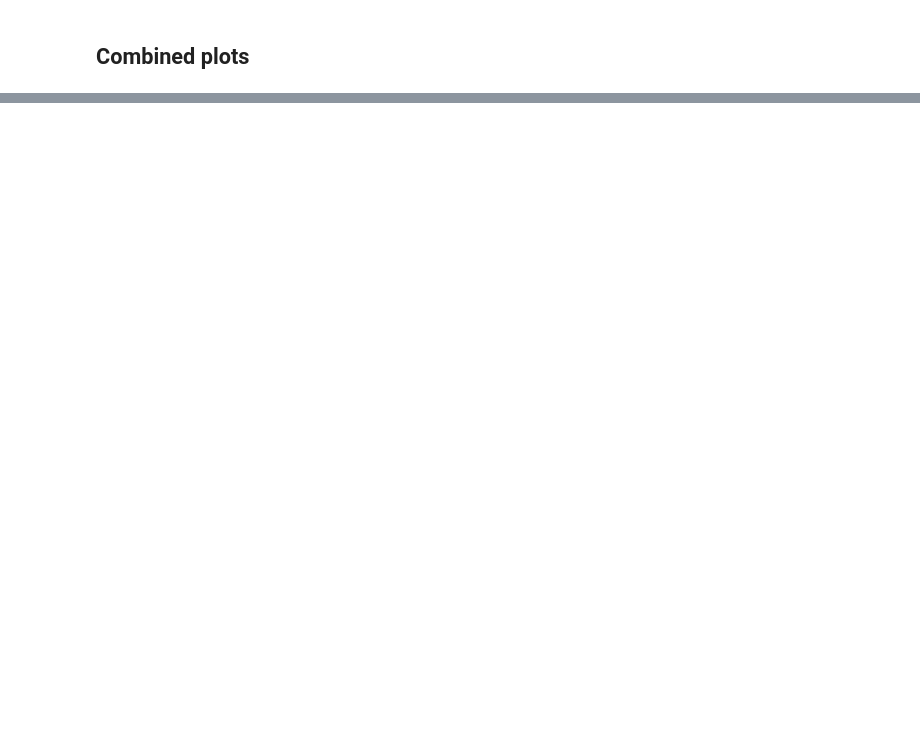
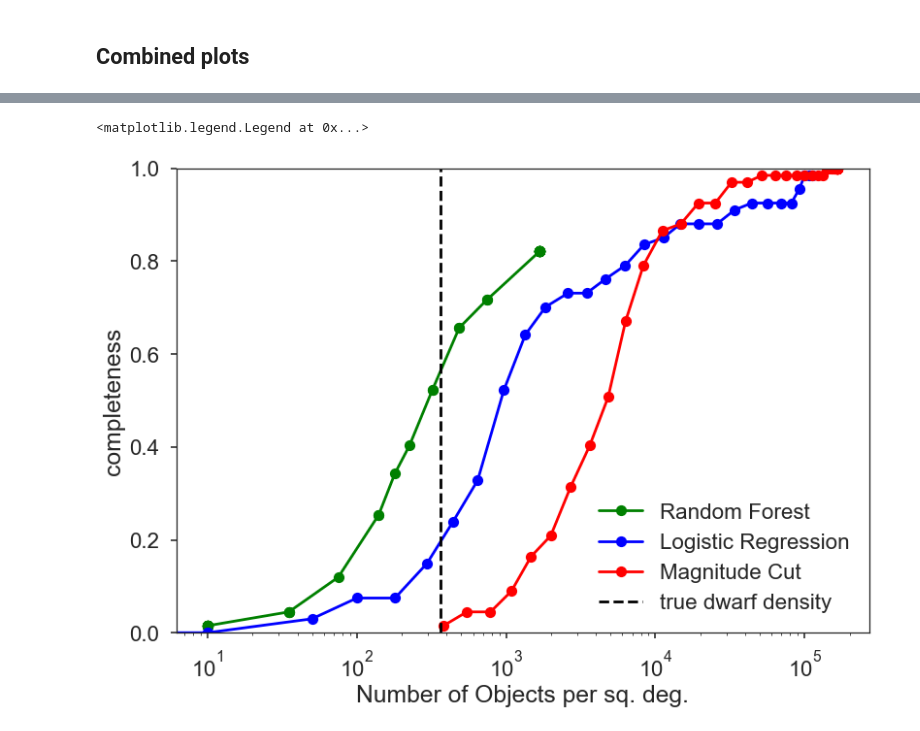
Before and after one commit to yluo54301/dwarf_photo-z, a Jupyter notebook: dwarfz/catalog_only_classifier/classifier_ROC_curves.ipynb, the cells around one changed output, grey strips where cells are left out. Drawn from its saved outputs; the diff is of its cells as text; code cells hidden in the pictures; blank space fills up the shorter version.

```diff
--- a/dwarfz/catalog_only_classifier/classifier_ROC_curves.ipynb
+++ b/dwarfz/catalog_only_classifier/classifier_ROC_curves.ipynb
@@ -339,0 +351,26 @@ plt.title("ROC Curve")
+# %%
+plt.plot(objects_per_sq_deg_RF, completenesses_RF,
+         marker="o", color=color_RF, label=label_RF,
+        )
+
+plt.plot(objects_per_sq_deg_LR, completenesses_LR,
+         marker="o", color=color_LR, label=label_LR,
+        )
+
+plt.plot(objects_per_sq_deg_MC, completenesses_MC,
+         marker="o", color=color_MC, label=label_MC,
+        )
+
+plt.axvline(true_dwarf_density,
+           color="black", linestyle="dashed", label="true dwarf density")
+
+plt.xlabel("Number of Objects per sq. deg.")
+plt.ylabel("completeness")
+plt.xscale("log")
+
+plt.ylim(0,1)
+
+plt.legend(loc="best")
+# %% [output]
+<matplotlib.legend.Legend at 0x...>
+[figure, added]
```
Also changed, not shown: parts of 62 cells of this notebook, 4 other files.
